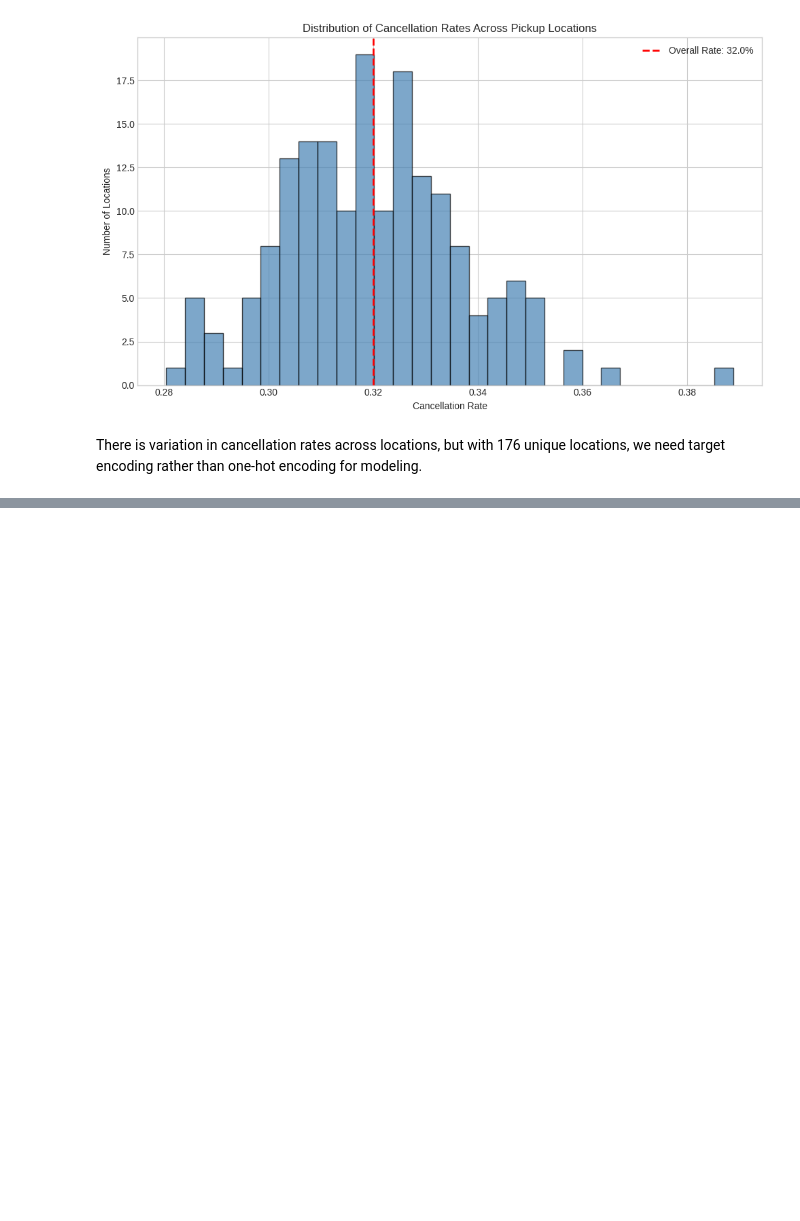
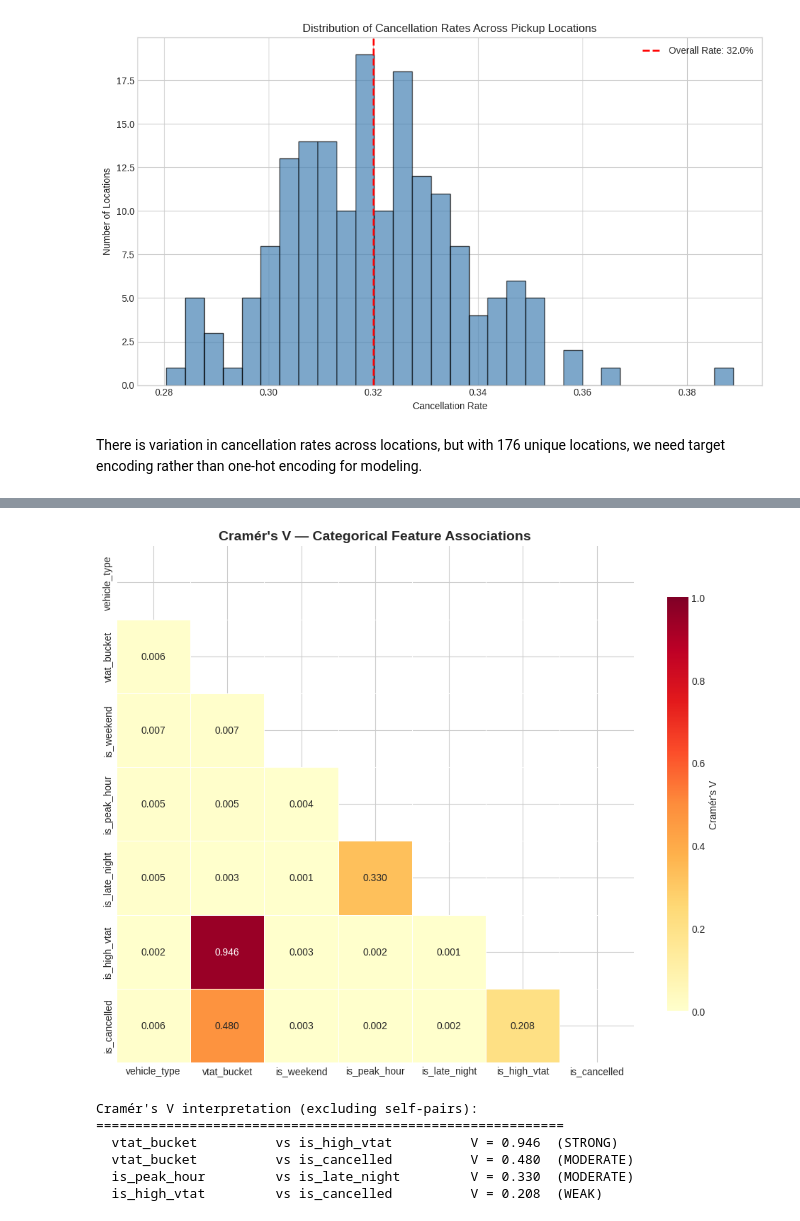
Before and after one commit to amaldu/uber-ride-cancellation-prediction, a Jupyter notebook: uber-analysis/notebooks/05_bivar_eda.ipynb, the cells around one changed output, grey strips where cells are left out. Saved outputs shown, nothing was run; the diff lists cells and outputs as text; code cells hidden in the pictures; blank space fills up the shorter version.

```diff
--- a/uber-analysis/notebooks/05_bivar_eda.ipynb
+++ b/uber-analysis/notebooks/05_bivar_eda.ipynb
@@ -389,0 +548,57 @@ There is variation in cancellation rates across locations, but with 176 unique l
+# %%
+def cramers_v(x, y):
+    """Compute Cramér's V statistic for two categorical Series."""
+    confusion = pd.crosstab(x, y)
+    chi2 = stats.chi2_contingency(confusion)[0]
+    n = confusion.sum().sum()
+    min_dim = min(confusion.shape) - 1
+    if min_dim == 0:
+        return 0
+    return np.sqrt(chi2 / (n * min_dim))
+
+# Categorical columns to analyze
+cat_cols = ['vehicle_type', 'vtat_bucket', 'is_weekend', 'is_peak_hour', 'is_late_night', 'is_high_vtat', 'is_cancelled']
+
+# Compute pairwise Cramér's V
+cramers_matrix = pd.DataFrame(
+    np.zeros((len(cat_cols), len(cat_cols))),
+    index=cat_cols, columns=cat_cols
+)
+
+for i, col_i in enumerate(cat_cols):
+    for j, col_j in enumerate(cat_cols):
+        if i == j:
+            cramers_matrix.loc[col_i, col_j] = 1.0
+        elif i < j:
+            v = cramers_v(df[col_i].astype(str), df[col_j].astype(str))
+            cramers_matrix.loc[col_i, col_j] = v
+            cramers_matrix.loc[col_j, col_i] = v
+
+fig, ax = plt.subplots(figsize=(10, 8))
+mask = np.triu(np.ones_like(cramers_matrix, dtype=bool))
+sns.heatmap(
+    cramers_matrix.astype(float), mask=mask, annot=True, fmt='.3f',
+    cmap='YlOrRd', vmin=0, vmax=1, square=True, linewidths=0.5, ax=ax,
+    cbar_kws={"shrink": 0.8, "label": "Cramér's V"}
+)
+ax.set_title("Cramér's V — Categorical Feature Associations", fontsize=14, fontweight='bold')
+plt.tight_layout()
+plt.show()
+
+# Highlight noteworthy pairs
+print("\nCramér's V interpretation (excluding self-pairs):")
+print("=" * 60)
+for i in range(len(cat_cols)):
+    for j in range(i + 1, len(cat_cols)):
+        v = cramers_matrix.iloc[i, j]
+        strength = "STRONG" if v > 0.5 else ("MODERATE" if v > 0.3 else ("WEAK" if v > 0.1 else "NEGLIGIBLE"))
+        if v > 0.1:
+            print(f"  {cat_cols[i]:20s} vs {cat_cols[j]:20s}  V = {v:.3f}  ({strength})")
+# %% [output]
+[figure, added]
+Cramér's V interpretation (excluding self-pairs):
+============================================================
+  vtat_bucket          vs is_high_vtat          V = 0.946  (STRONG)
+  vtat_bucket          vs is_cancelled          V = 0.480  (MODERATE)
+  is_peak_hour         vs is_late_night         V = 0.330  (MODERATE)
+  is_high_vtat         vs is_cancelled          V = 0.208  (WEAK)
```
Also changed, not shown: parts of 20 cells of this notebook, 1 other file.
